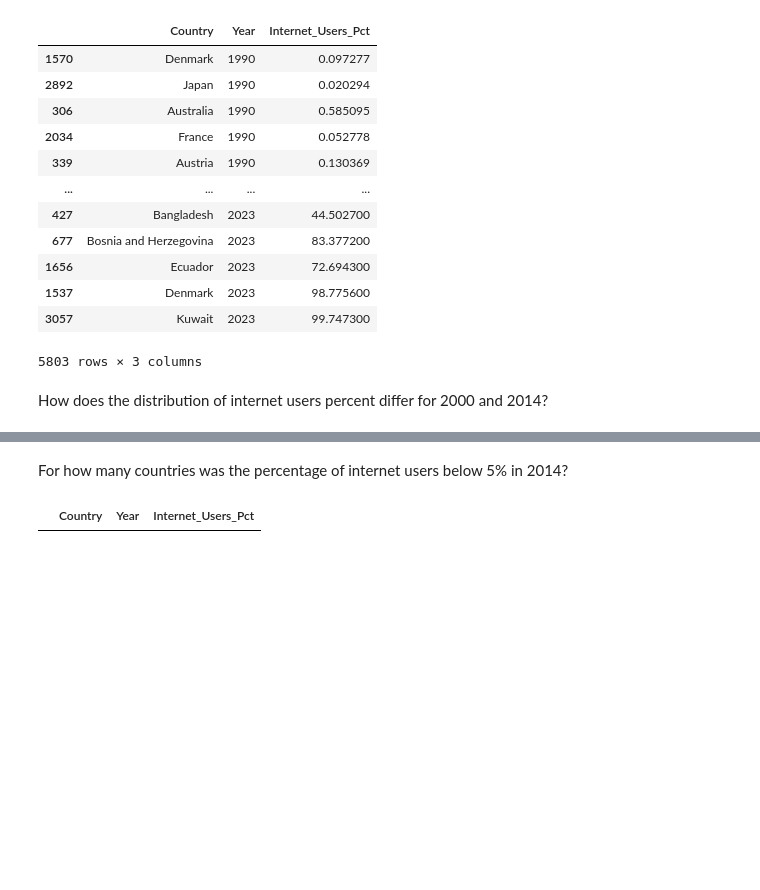
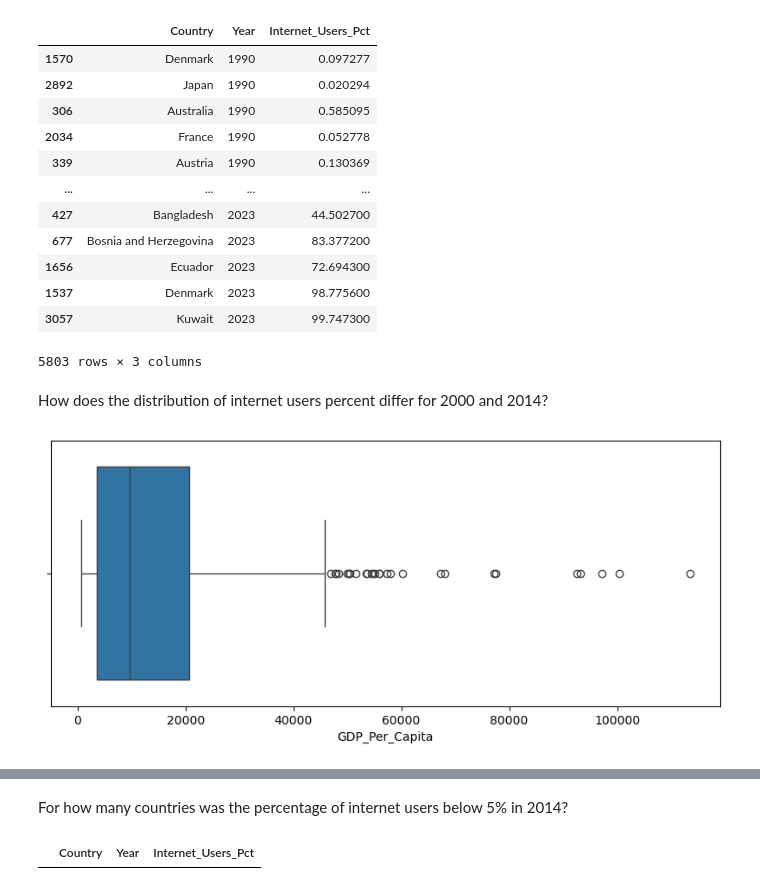
Before and after one commit to NewForce-Cohort-11-Data/gdp-and-internet-usage-Ripplegrin, a Jupyter notebook: UN_Data_Project.ipynb, the cells around one changed output, grey strips where cells are left out. Saved outputs shown, nothing was run; the diff lists cells and outputs as text; code cells hidden in the pictures; blank space fills up the shorter version.

```diff
--- a/UN_Data_Project.ipynb
+++ b/UN_Data_Project.ipynb
@@ -236,3 +250,11 @@ first_year_df.sort_values(by = 'Year', ascending = True)
 5803 rows × 3 columns
 # %% [markdown]
 How does the distribution of internet users percent differ for 2000 and 2014?
+# %%
+y2k = [2000]
+y2k_df= gdp_df.loc[gdp_df.Year.isin(y2k)]
+plt.figure(figsize = (10,4))
+sns.boxplot(data = y2k_df, x = 'GDP_Per_Capita')
+plt.show()
+# %% [output]
+[figure, added]
```
Also changed, not shown: parts of 5 cells of this notebook.
